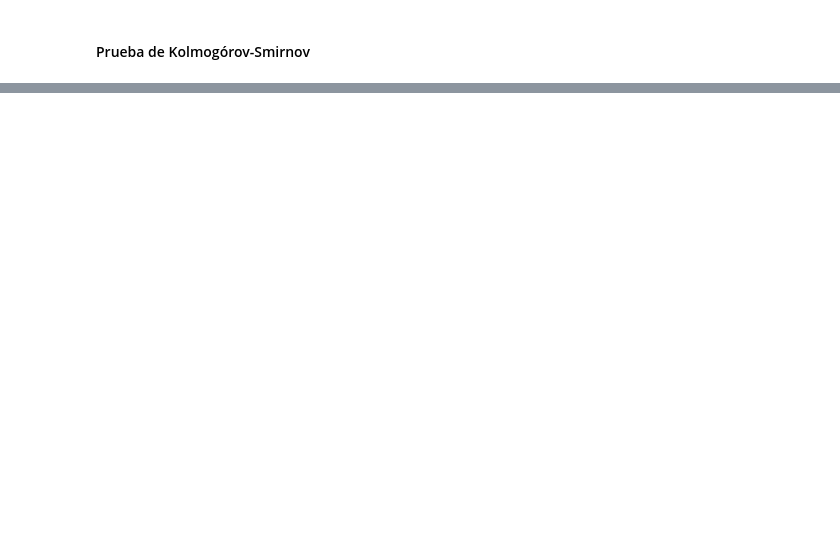
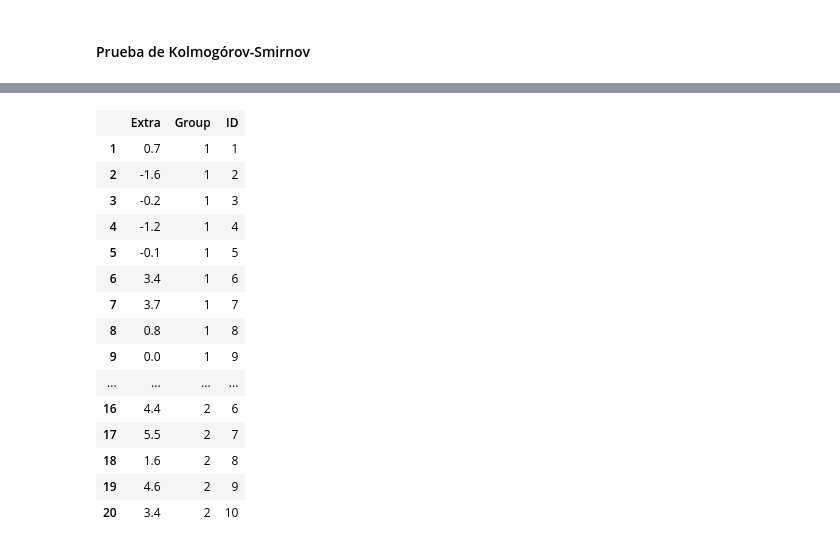
Before and after one commit to diegozea/AnalisisDeDatosCualitativos.jl, a Jupyter notebook: material/I.3.PruebaDeHipotesis.ipynb, the cells around one changed output, grey strips where cells are left out. Saved outputs shown, nothing was run; the diff lists cells and outputs as text; code cells hidden in the pictures; blank space fills up the shorter version.

```diff
--- a/material/I.3.PruebaDeHipotesis.ipynb
+++ b/material/I.3.PruebaDeHipotesis.ipynb
@@ -489,0 +507,20 @@ Details:
+# %%
+using RDatasets
+sleep_long = dataset("datasets","sleep")
+# %% [output]
+|  | Extra | Group | ID |
+| 1 | 0.7 | 1 | 1 |
+| 2 | -1.6 | 1 | 2 |
+| 3 | -0.2 | 1 | 3 |
+| 4 | -1.2 | 1 | 4 |
+| 5 | -0.1 | 1 | 5 |
+| 6 | 3.4 | 1 | 6 |
+| 7 | 3.7 | 1 | 7 |
+| 8 | 0.8 | 1 | 8 |
+| 9 | 0.0 | 1 | 9 |
+| ... | ... | ... | ... |
+| 16 | 4.4 | 2 | 6 |
+| 17 | 5.5 | 2 | 7 |
+| 18 | 1.6 | 2 | 8 |
+| 19 | 4.6 | 2 | 9 |
+| 20 | 3.4 | 2 | 10 |
```
Also changed, not shown: parts of 85 cells of this notebook.
